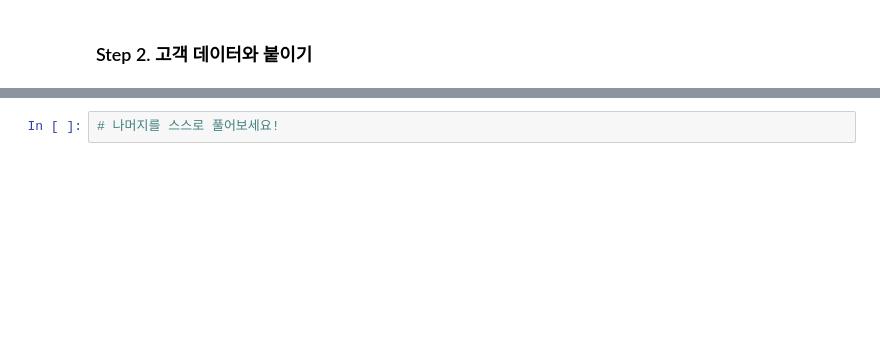
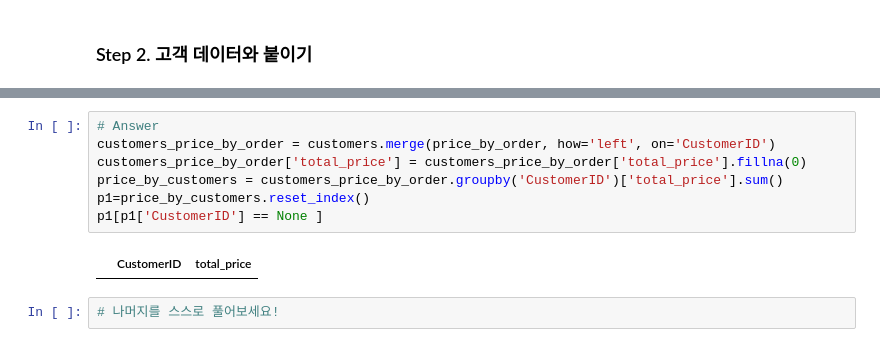
Before and after one commit to canary4651/TIL, a Jupyter notebook: jupyter/SQL & Pandas LEFT JOIN.ipynb, the cells around one changed output, grey strips where cells are left out. Drawn from its saved outputs; the diff is of its cells as text; blank space fills up the shorter version.

```diff
--- a/jupyter/SQL & Pandas LEFT JOIN.ipynb
+++ b/jupyter/SQL & Pandas LEFT JOIN.ipynb
@@ -288,2 +299,11 @@ customers_price_by_order_october = customers.merge(price_by_order_october, how='
+# %%
+# Answer
+customers_price_by_order = customers.merge(price_by_order, how='left', on='CustomerID')
+customers_price_by_order['total_price'] = customers_price_by_order['total_price'].fillna(0)
+price_by_customers = customers_price_by_order.groupby('CustomerID')['total_price'].sum()
+p1=price_by_customers.reset_index()
+p1[p1['CustomerID'] == None ]
+# %% [output]
+|  | CustomerID | total_price |
 # %%
 # 나머지를 스스로 풀어보세요!
```
Also changed, not shown: parts of 6 cells of this notebook, 8 other files.
